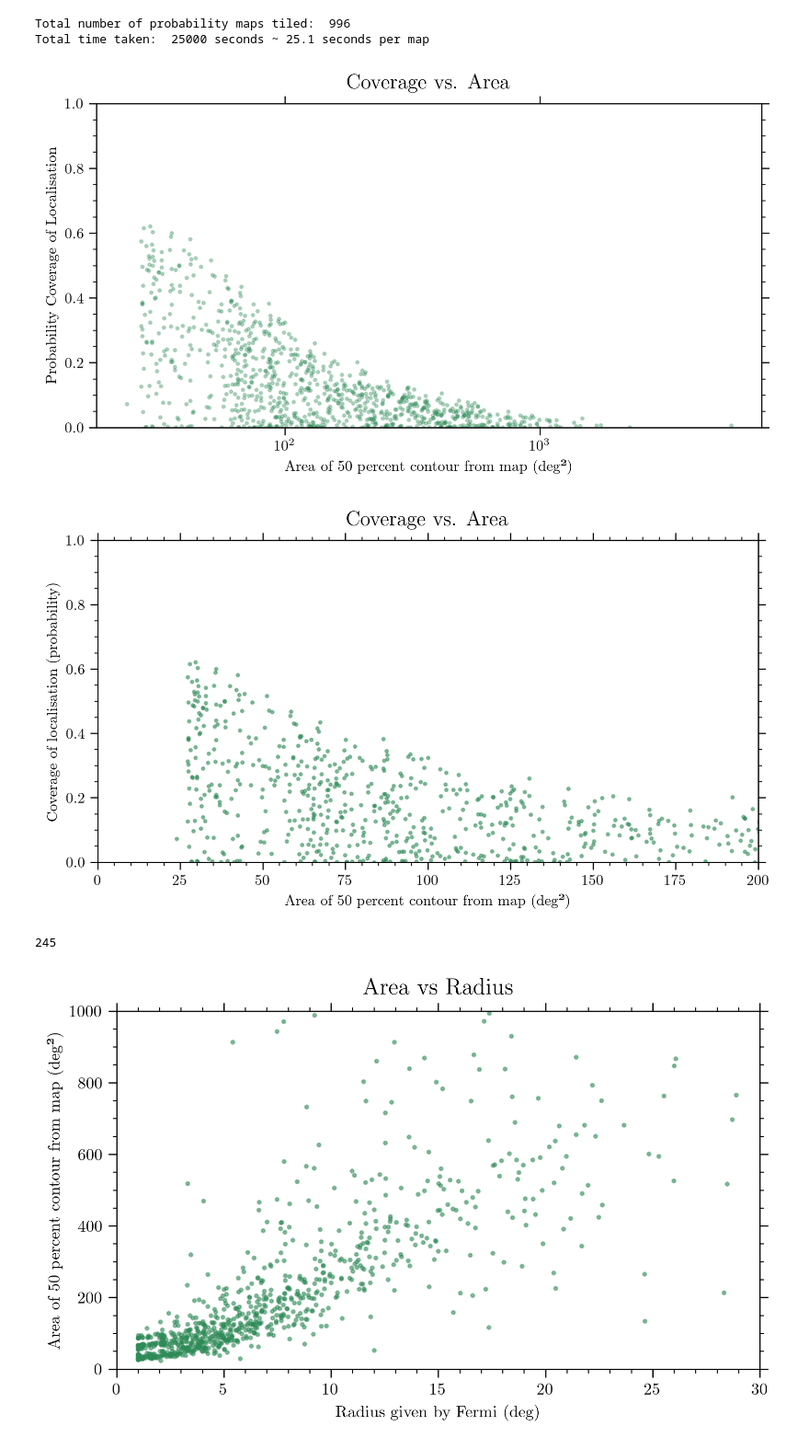
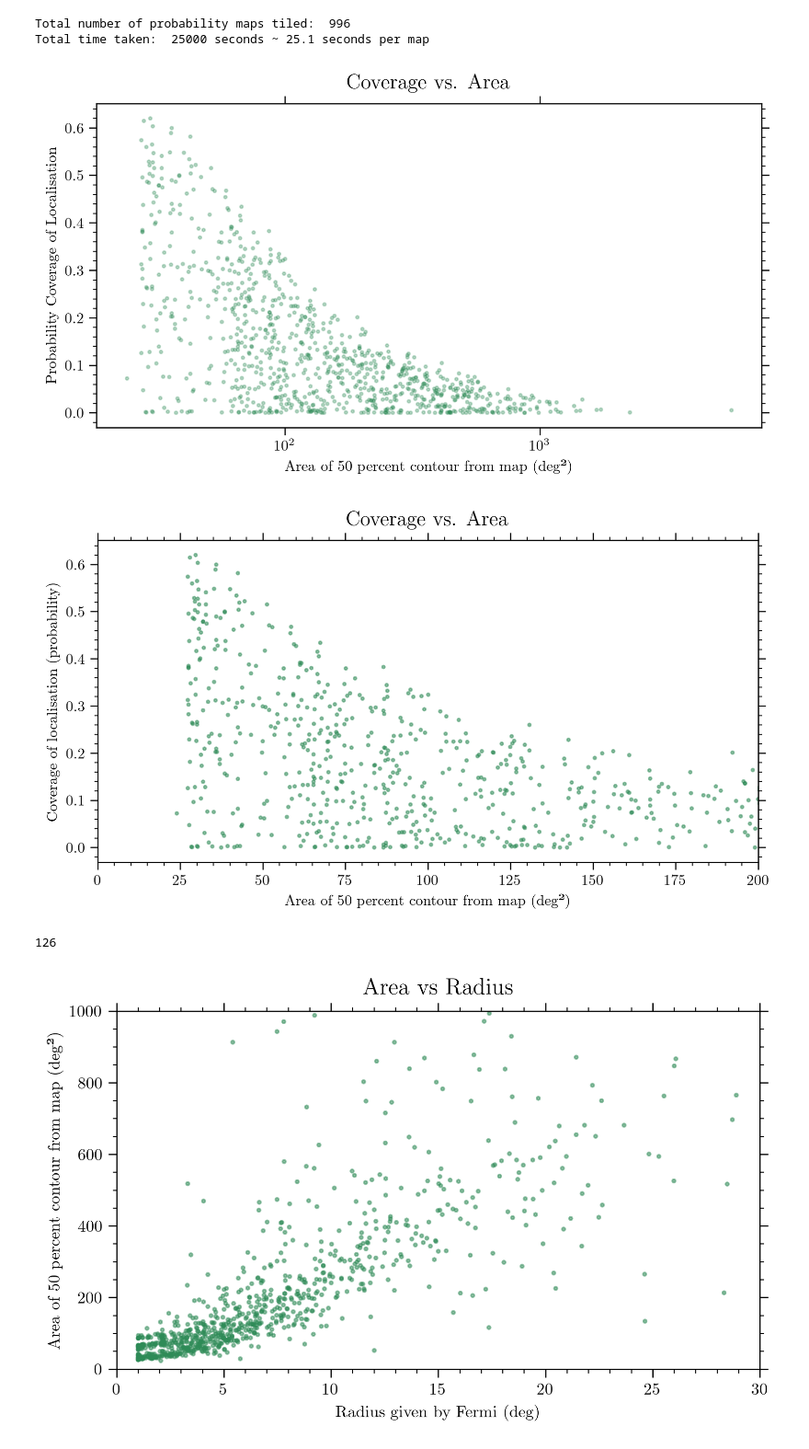
Before and after one commit to ravioli1369/fermi_grbs, a Jupyter notebook: stats.ipynb, the cells around one changed output. Shown at 92% size. Cells and saved outputs as stored; diff of their text form; code cells hidden in the pictures.

```diff
--- a/stats.ipynb
+++ b/stats.ipynb
@@ -134,26 +134,26 @@ plt.scatter(coverage['area'], coverage['coverage'], s=4, color='seagreen', alpha
 plt.xlabel("Area of 50 percent contour from map (deg²)")
 plt.ylabel("Probability Coverage of Localisation")
 plt.title("Coverage vs. Area", fontsize=14, pad=10)
-plt.ylim(0,1)
+# plt.ylim(0,1)
 plt.xscale('symlog')
 plt.show()
 # %% [output]
-[figure, old version]
+[figure, new version]
 # %%
 plt.figure(figsize=(8,4), dpi=300)
 plt.scatter(coverage['area'], coverage['coverage'], s=4, color='seagreen', alpha=0.5)
 plt.xlabel("Area of 50 percent contour from map (deg²)")
 plt.ylabel("Coverage of localisation (probability)")
 plt.title("Coverage vs. Area", fontsize=14, pad=10)
 plt.xlim(0,200)
-plt.ylim(0,1)
+# plt.ylim(0,1)
 plt.show()
 # %% [output]
-[figure, old version]
+[figure, new version]
 # %%
-print(len(coverage[coverage['coverage']>0.2]))
+print(len(coverage[coverage['coverage']>0.3]))
 # %% [output]
-245
+126
 # %%
 plt.figure(figsize=(7,4), dpi=300)
 plt.scatter(coverage['radius'], coverage['area'], s=4, color='seagreen', alpha=0.5)
```
Also changed, not shown: parts of 8 cells of this notebook, 11 other files.
